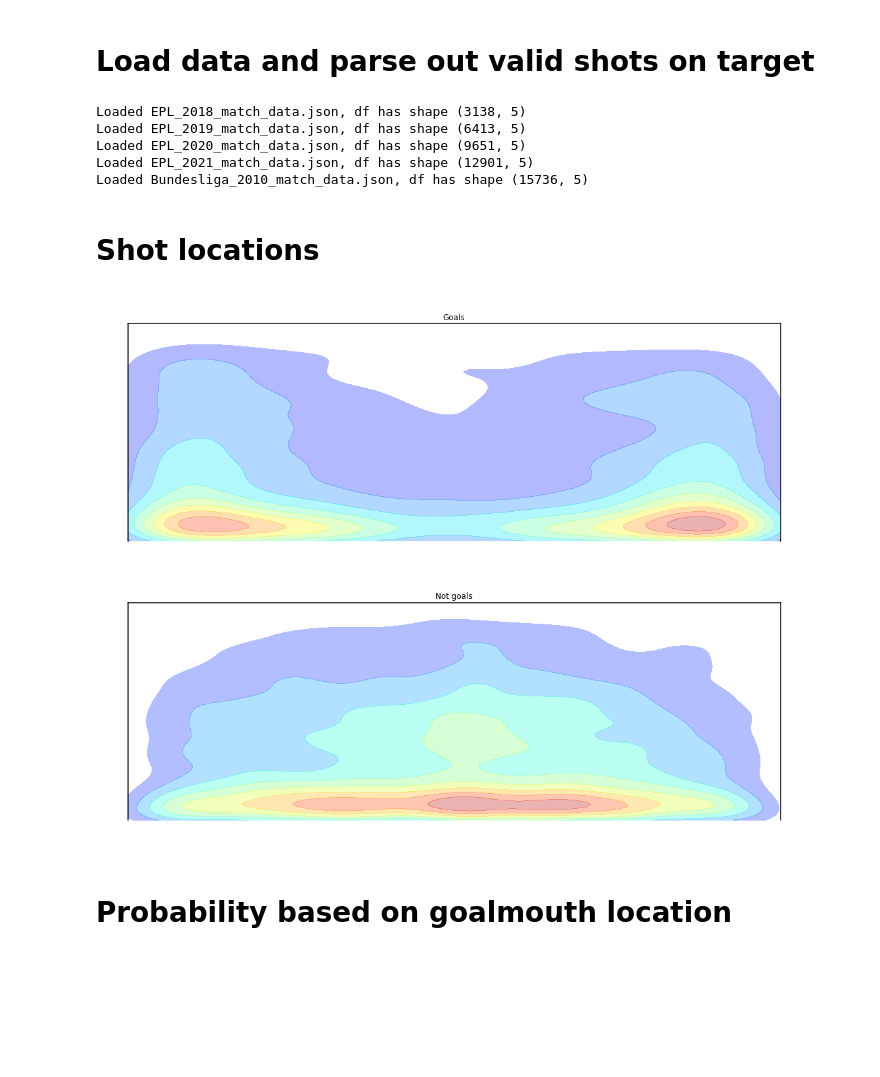
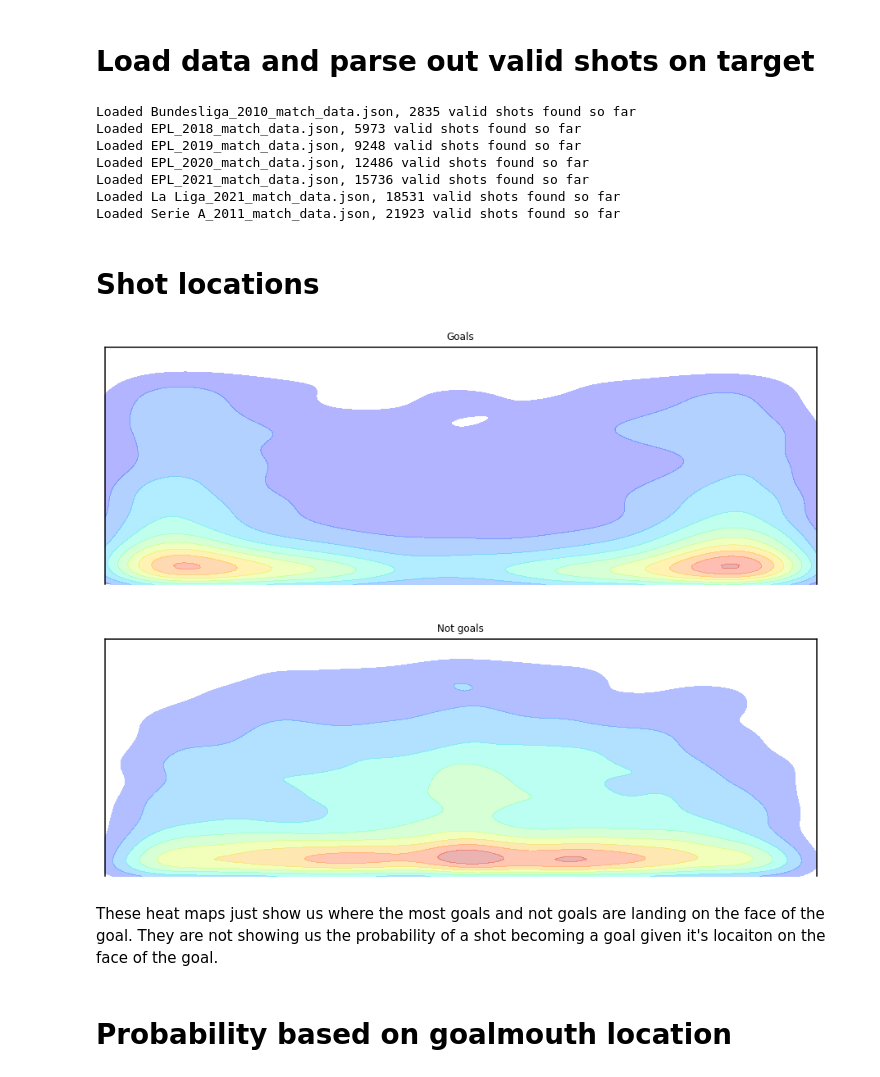
Before and after one commit to JokaZola/ScraperFC, a Jupyter notebook: data_viz_examples/psxG_model.ipynb, the cells around one changed output. Cells and saved outputs as stored; diff of their text form; code cells hidden in the pictures; blank space fills up the shorter version.

Commit message:
Updated data viz examples
* psxG plot works now
* load more data for assist heat map

```diff
--- a/data_viz_examples/psxG_model.ipynb
+++ b/data_viz_examples/psxG_model.ipynb
@@ -12,6 +13,11 @@ import numpy as np
 from data_viz_helpers import *
 # %%
 def valid_shot(event):
+    """
+    Function to determine if an Opta event is a valid shot. For the
+    purpose of this psxG model, a valid shot is a shot on target that
+    is not blocked.
+    """
 
     if event['type']['displayName']=='SavedShot':
         # Ignore blocked shots
@@ -36,8 +42,15 @@ def valid_shot(event):
 df = pd.DataFrame(columns=['z', 'y', 'goal'])
 shots = list()
 
-for filename in ['EPL_2018_match_data.json', 'EPL_2019_match_data.json', 'EPL_2020_match_data.json',
-                 'EPL_2021_match_data.json', 'Bundesliga_2010_match_data.json']:
+for filename in [
+        'Bundesliga_2010_match_data.json',
+        'EPL_2018_match_data.json',
+        'EPL_2019_match_data.json',
+        'EPL_2020_match_data.json',
+        'EPL_2021_match_data.json',
+        'La Liga_2021_match_data.json',
+        'Serie A_2011_match_data.json'
+    ]:
     # Read data from JSON file
     with open(filename, 'r') as f:
         data = json.loads(f.read())
@@ -50,7 +63,7 @@ for filename in ['EPL_2018_match_data.json', 'EPL_2019_match_data.json', 'EPL_20
             except:
                 continue
             if valid:
-#                 print(json.dumps(event, indent=2))
+                # Save shot data for valid shots
                 shots.append(event)
                 new_row = pd.Series(dtype='float')
                 new_row['z'] = event['goalMouthZ']
@@ -59,40 +72,46 @@ for filename in ['EPL_2018_match_data.json', 'EPL_2019_match_data.json', 'EPL_20
                 df = df.append(new_row, ignore_index=True)
     print('Loaded {}, {} valid shots found so far'.format(filename, df.shape[0]))
 # %% [output]
-Loaded EPL_2018_match_data.json, df has shape (3138, 5)
-Loaded EPL_2019_match_data.json, df has shape (6413, 5)
-Loaded EPL_2020_match_data.json, df has shape (9651, 5)
-Loaded EPL_2021_match_data.json, df has shape (12901, 5)
-Loaded Bundesliga_2010_match_data.json, df has shape (15736, 5)
+Loaded Bundesliga_2010_match_data.json, 2835 valid shots found so far
+Loaded EPL_2018_match_data.json, 5973 valid shots found so far
+Loaded EPL_2019_match_data.json, 9248 valid shots found so far
+Loaded EPL_2020_match_data.json, 12486 valid shots found so far
+Loaded EPL_2021_match_data.json, 15736 valid shots found so far
+Loaded La Liga_2021_match_data.json, 18531 valid shots found so far
+Loaded Serie A_2011_match_data.json, 21923 valid shots found so far
 # %% [markdown]
 # Shot locations
 # %%
 fig, ax = plt.subplots(figsize=[16,12], nrows=2, ncols=1)
 
 # plot goalmouths
 ax[0] = plot_goalmouth(ax[0])
 ax[1] = plot_goalmouth(ax[1])
 
+# These two lines convert the Opta y-z coordinates
+# to our own x-y coordinates in the ranges [0,24]
+# and [0,8], respectively
+x = (df[df['goal']==1]['y']-45.2)/(54.8-45.2)*24
+y = df[df['goal']==1]['z']/38*8
 # plot goals
-z = df[df['goal']==1]['z']/38*8
-y = (df[df['goal']==1]['y']-45.2)/(54.8-45.2)*24
-sns.kdeplot(y, z, ax=ax[0], shade=True, shade_lowest=False, cmap='jet', alpha=0.3, clip=[[0,24],[0,8]])
-ax[0].set_xlim([-1, 25])
-ax[0].set_ylim([-1, 9])
-ax[0].set_title('Goals', y=0.9)
+sns.kdeplot(x, y, ax=ax[0], shade=True, shade_lowest=False, cmap='jet', alpha=0.3, clip=[[0,24],[0,8]])
+ax[0].set_xlim([-0.1, 24.1])
+ax[0].set_ylim([-0.1, 8.1])
+ax[0].set_title('Goals')
 
 # plot not goals
-z = df[df['goal']==0]['z']/38*8
-y = (df[df['goal']==0]['y']-45.2)/(54.8-45.2)*24
-sns.kdeplot(y, z, ax=ax[1], shade=True, shade_lowest=False, cmap='jet', alpha=0.3, clip=[[0,24],[0,8]])
-ax[1].set_xlim([-1, 25])
-ax[1].set_ylim([-1, 9])
-ax[1].set_title('Not goals', y=0.9)
+x = (df[df['goal']==0]['y']-45.2)/(54.8-45.2)*24
+y = df[df['goal']==0]['z']/38*8
+sns.kdeplot(x, y, ax=ax[1], shade=True, shade_lowest=False, cmap='jet', alpha=0.3, clip=[[0,24],[0,8]])
+ax[1].set_xlim([-0.1, 24.1])
+ax[1].set_ylim([-0.1, 8.1])
+ax[1].set_title('Not goals')
 
-fig.tight_layout()
 plt.show()
 # %% [output]
-[figure, old version]
+[figure, new version]
+# %% [markdown]
+These heat maps just show us where the most goals and not goals are landing on the face of the goal. They are not showing us the probability of a shot becoming a goal given it's locaiton on the face of the goal.
 # %% [markdown]
 # Probability based on goalmouth location
 # %%
```
Also changed, not shown: parts of 4 cells of this notebook.
